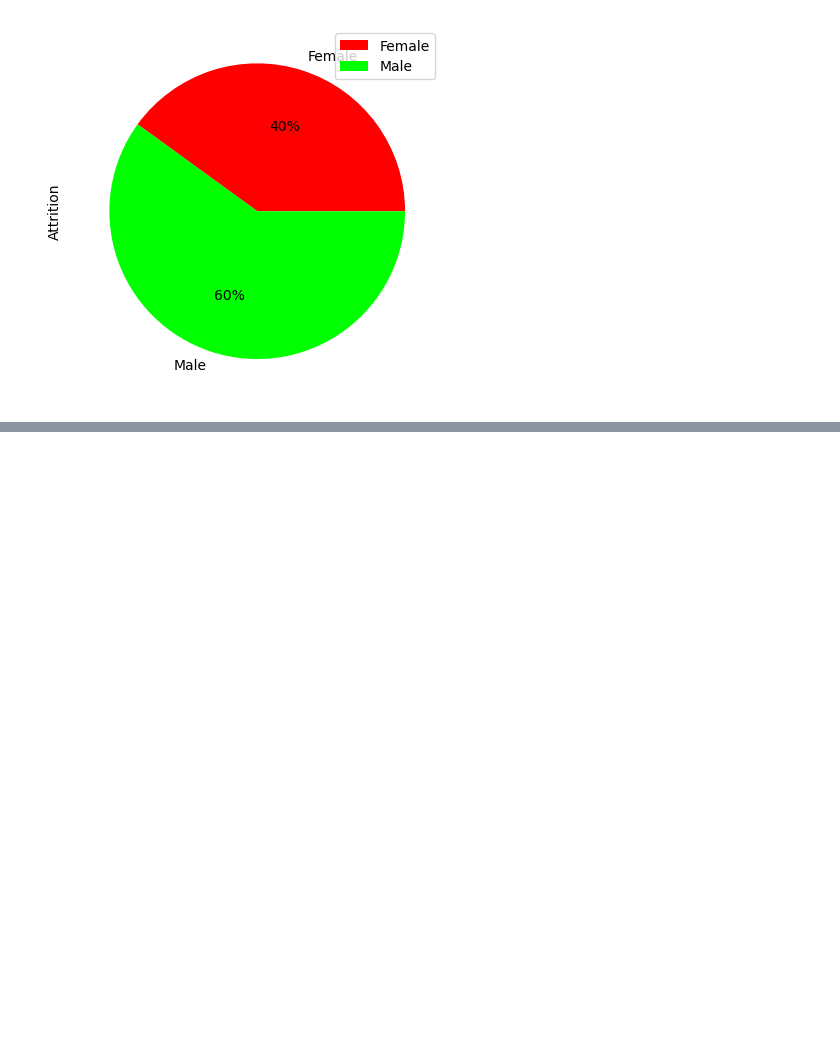
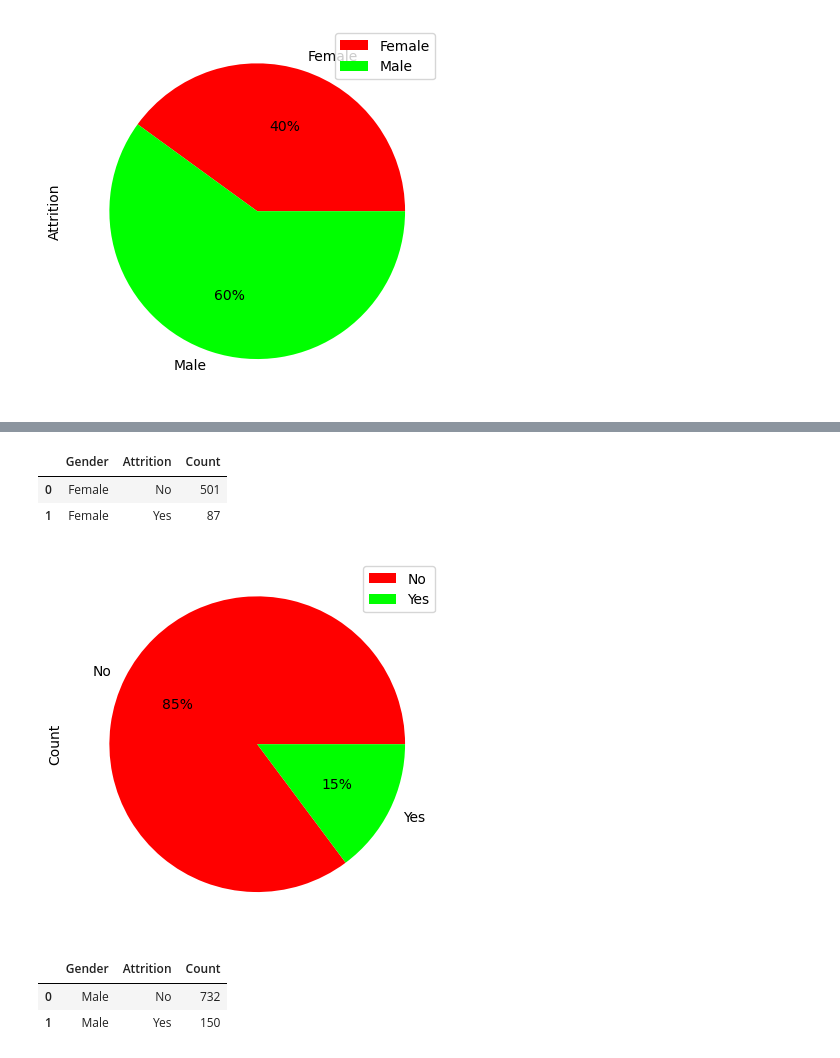
Before and after one commit to Jeff-Wince/GroupProj_Aakash_Jeff_Sonila_Stephanie, a Jupyter notebook: HR-Employee-Attrition.ipynb, the cells around one changed output, grey strips where cells are left out. Drawn from its saved outputs; the diff is of its cells as text; code cells hidden in the pictures; blank space fills up the shorter version.

```diff
--- a/HR-Employee-Attrition.ipynb
+++ b/HR-Employee-Attrition.ipynb
@@ -153,3 +146,12 @@ gender_pie= gender_df.plot(kind = 'pie',
            startangle = 0)
 # %% [output]
 [figure]
+# %%
+#count for males,females, based on Attrition
+
+
+gender1 = df.groupby(['Gender', 'Attrition']).Attrition.count()
+
+gender_att = pd.DataFrame({"Count": gender1})
+
+gender_att.reset_index()
@@ -155,0 +164,32 @@ gender_pie= gender_df.plot(kind = 'pie',
+# %%
+#keep the top half of gender_att using iloc
+
+Female_attrition = gender_att.iloc[:2]
+Female_attrition = Female_attrition.reset_index()
+
+Female_attrition
+# %% [output]
+|  | Gender | Attrition | Count |
+| 0 | Female | No | 501 |
+| 1 | Female | Yes | 87 |
+# %%
+#make pie chart for Female attrition rates
+labels = Female_attrition["Attrition"]
+gender_pie= Female_attrition.plot(kind = 'pie',
+           y = "Count",
+           autopct = '%1.0f%%',
+           labels = labels,
+           colors = colors,
+           startangle = 0)
+# %% [output]
+[figure, added]
+# %%
+#keep bottom half of gender_att by
+Male_attrition = gender_att.iloc[2:]
+Male_attrition = Male_attrition.reset_index()
+
+Male_attrition
+# %% [output]
+|  | Gender | Attrition | Count |
+| 0 | Male | No | 732 |
+| 1 | Male | Yes | 150 |
```
Also changed, not shown: parts of 7 cells of this notebook.
